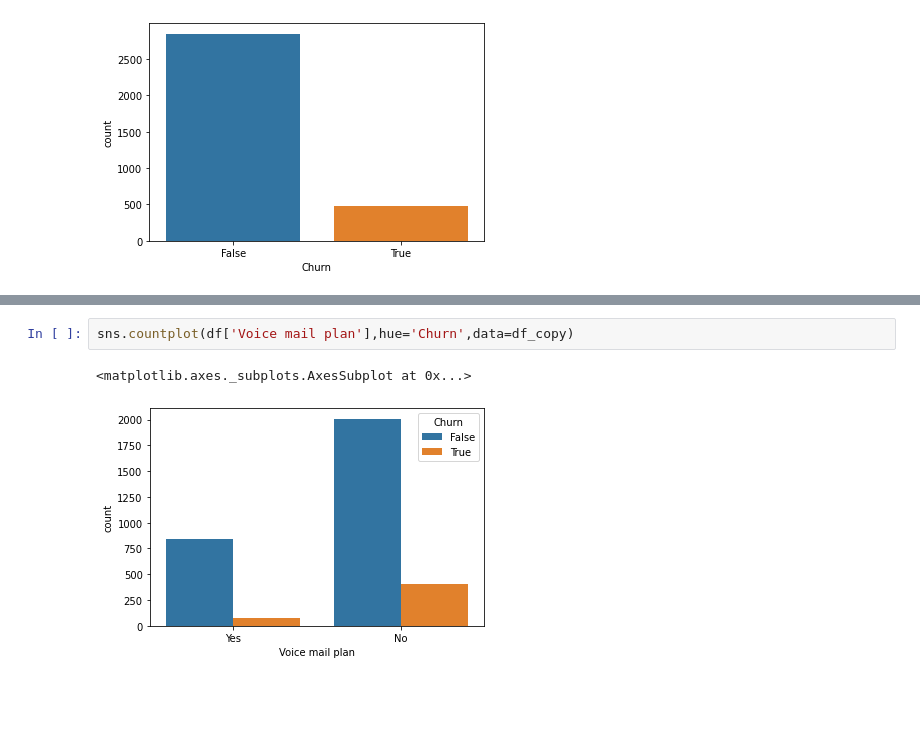
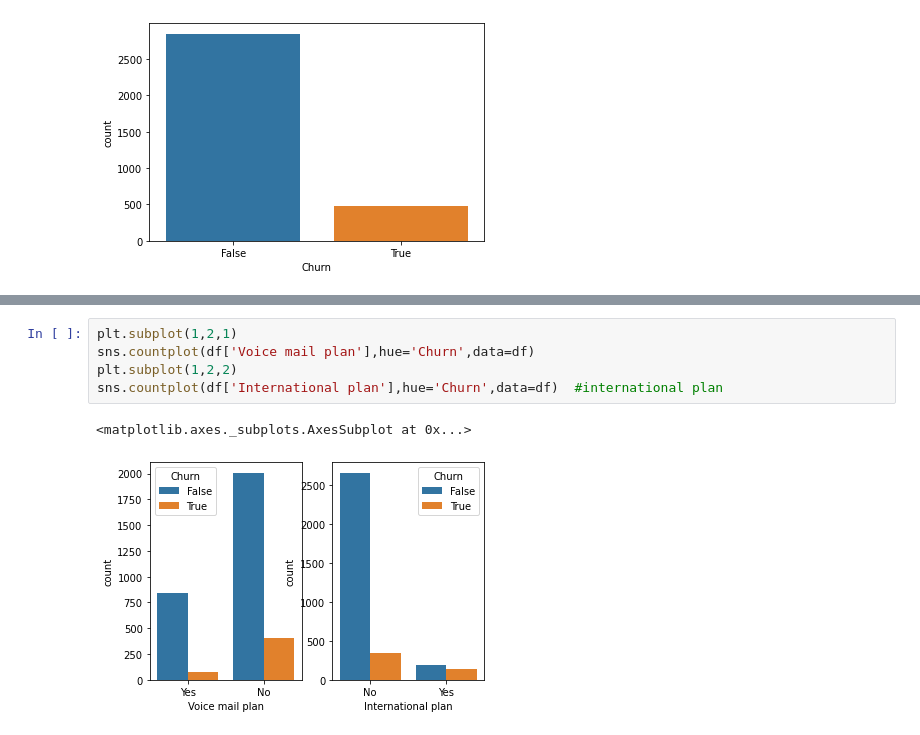
Before and after one commit to Aayushi4925/Telecom_churn, a Jupyter notebook: Copy_of_Telecom_Churn_Analysis_Capstone_Project.ipynb, the cells around one changed output, grey strips where cells are left out. Drawn from its saved outputs; the diff is of its cells as text; blank space fills up the shorter version.

```diff
--- a/Copy_of_Telecom_Churn_Analysis_Capstone_Project.ipynb
+++ b/Copy_of_Telecom_Churn_Analysis_Capstone_Project.ipynb
@@ -201,5 +196,8 @@ sns.countplot(df['International plan'],hue='Churn',data=df)
-# %%
-sns.countplot(df['Voice mail plan'],hue='Churn',data=df_copy)
-# %% [output]
-<matplotlib.axes._subplots.AxesSubplot at 0x...>
-[figure, removed]
+# %%
+plt.subplot(1,2,1)
+sns.countplot(df['Voice mail plan'],hue='Churn',data=df)
+plt.subplot(1,2,2)
+sns.countplot(df['International plan'],hue='Churn',data=df)  #international plan
+# %% [output]
+<matplotlib.axes._subplots.AxesSubplot at 0x...>
+[figure, added]
```
Also changed, not shown: parts of 13 cells of this notebook.
